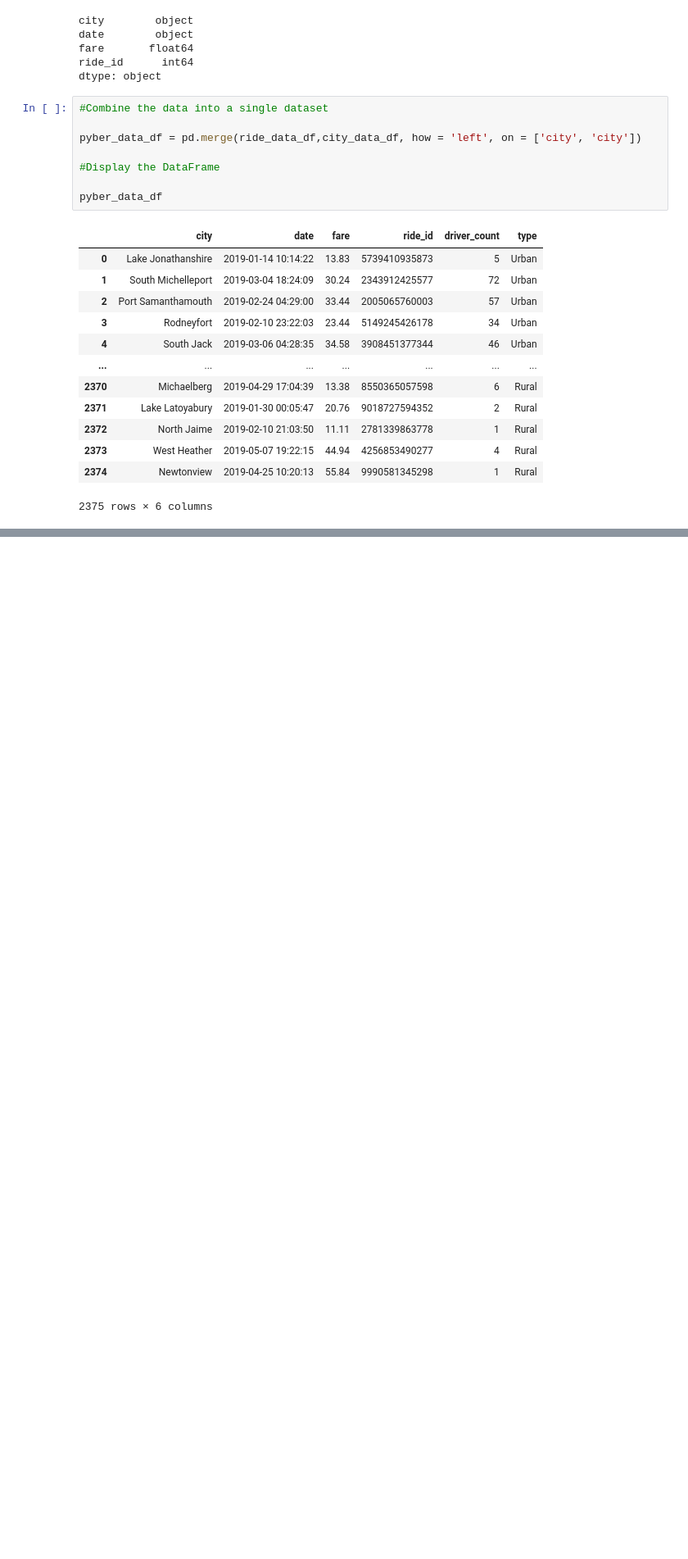
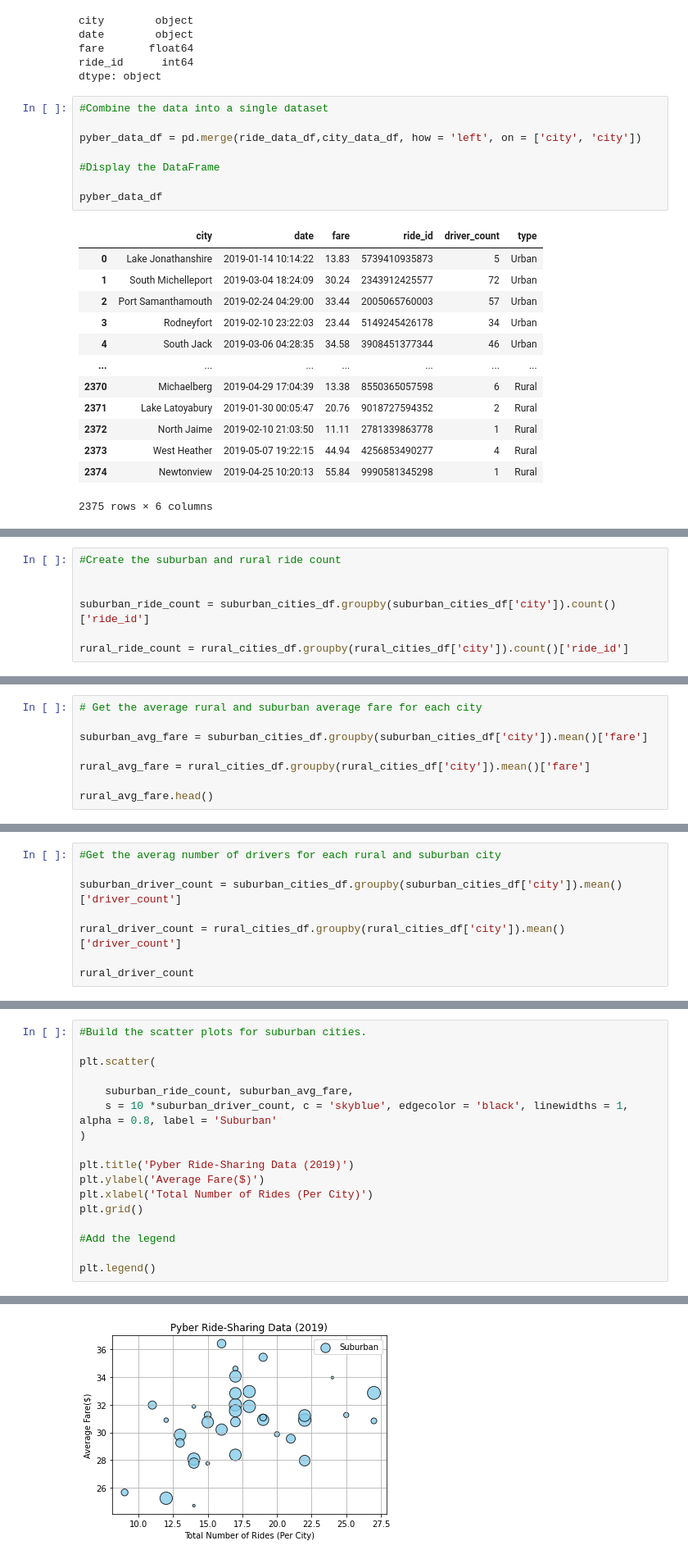
Before and after one commit to SamuelAlvarezmx/Pyber_analysis, a Jupyter notebook: Pyber_analysis.ipynb, the cells around one changed output, grey strips where cells are left out. Shown: that part at 82% size. Cells and saved outputs as stored; diff of their text form; blank space fills up the shorter version.

```diff
--- a/Pyber_analysis.ipynb
+++ b/Pyber_analysis.ipynb
@@ -154,0 +223,7 @@ pyber_data_df
+# %%
+#Create the suburban and rural ride count
+
+
+suburban_ride_count = suburban_cities_df.groupby(suburban_cities_df['city']).count()['ride_id']
+
+rural_ride_count = rural_cities_df.groupby(rural_cities_df['city']).count()['ride_id']
@@ -154,0 +257,8 @@ pyber_data_df
+# %%
+# Get the average rural and suburban average fare for each city
+
+suburban_avg_fare = suburban_cities_df.groupby(suburban_cities_df['city']).mean()['fare']
+
+rural_avg_fare = rural_cities_df.groupby(rural_cities_df['city']).mean()['fare']
+
+rural_avg_fare.head()
@@ -154,0 +273,8 @@ pyber_data_df
+# %%
+#Get the averag number of drivers for each rural and suburban city
+
+suburban_driver_count = suburban_cities_df.groupby(suburban_cities_df['city']).mean()['driver_count']
+
+rural_driver_count = rural_cities_df.groupby(rural_cities_df['city']).mean()['driver_count']
+
+rural_driver_count
@@ -154,0 +322,18 @@ pyber_data_df
+# %%
+#Build the scatter plots for suburban cities.
+
+plt.scatter(
+
+    suburban_ride_count, suburban_avg_fare,
+    s = 10 *suburban_driver_count, c = 'skyblue', edgecolor = 'black', linewidths = 1, alpha = 0.8, label = 'Suburban'
+)
+
+plt.title('Pyber Ride-Sharing Data (2019)')
+plt.ylabel('Average Fare($)')
+plt.xlabel('Total Number of Rides (Per City)')
+plt.grid()
+
+#Add the legend
+
+plt.legend()
+# %% [output]
@@ -154,0 +341 @@ pyber_data_df
+[figure, added]
```
Also changed, not shown: parts of 13 cells of this notebook, 2 other files.
